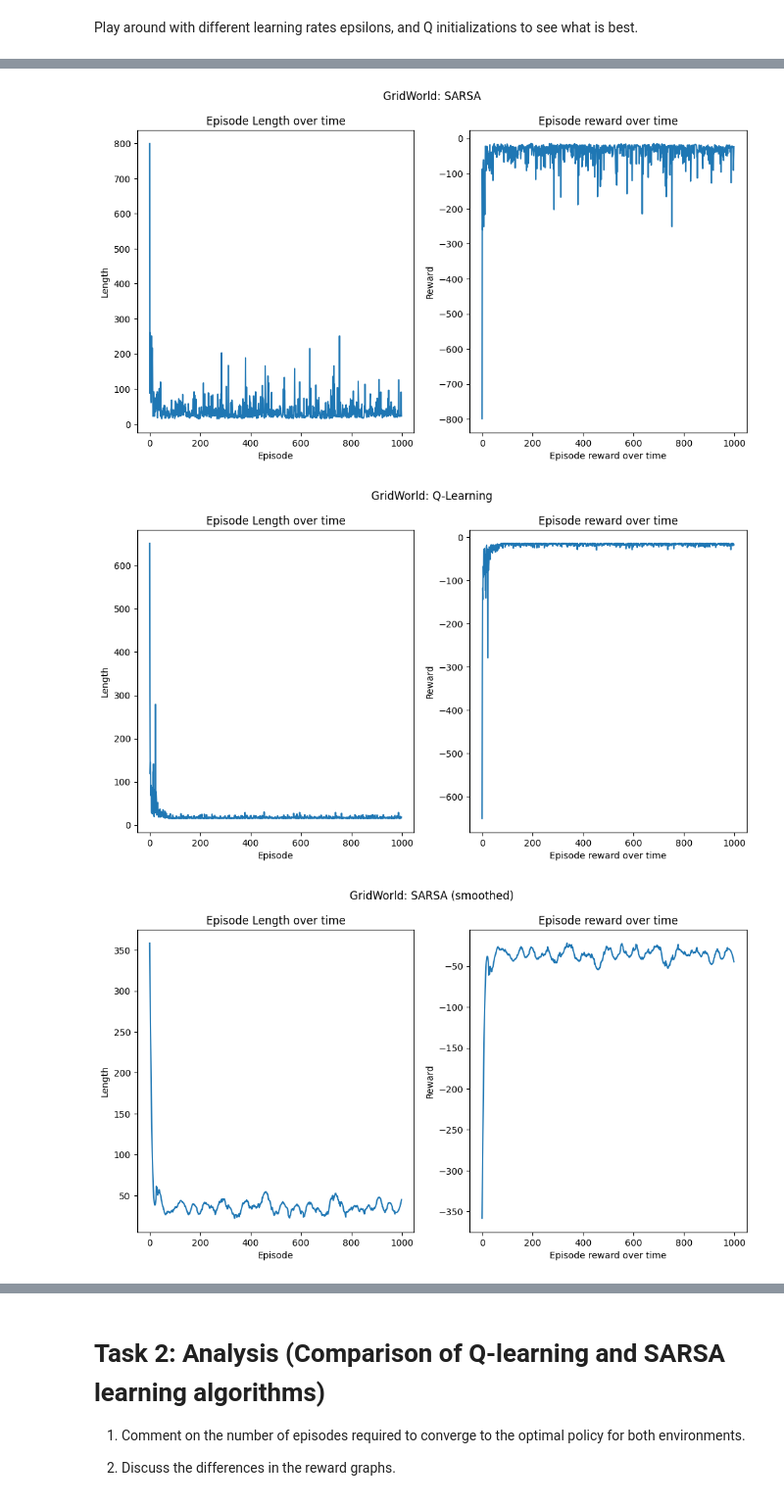
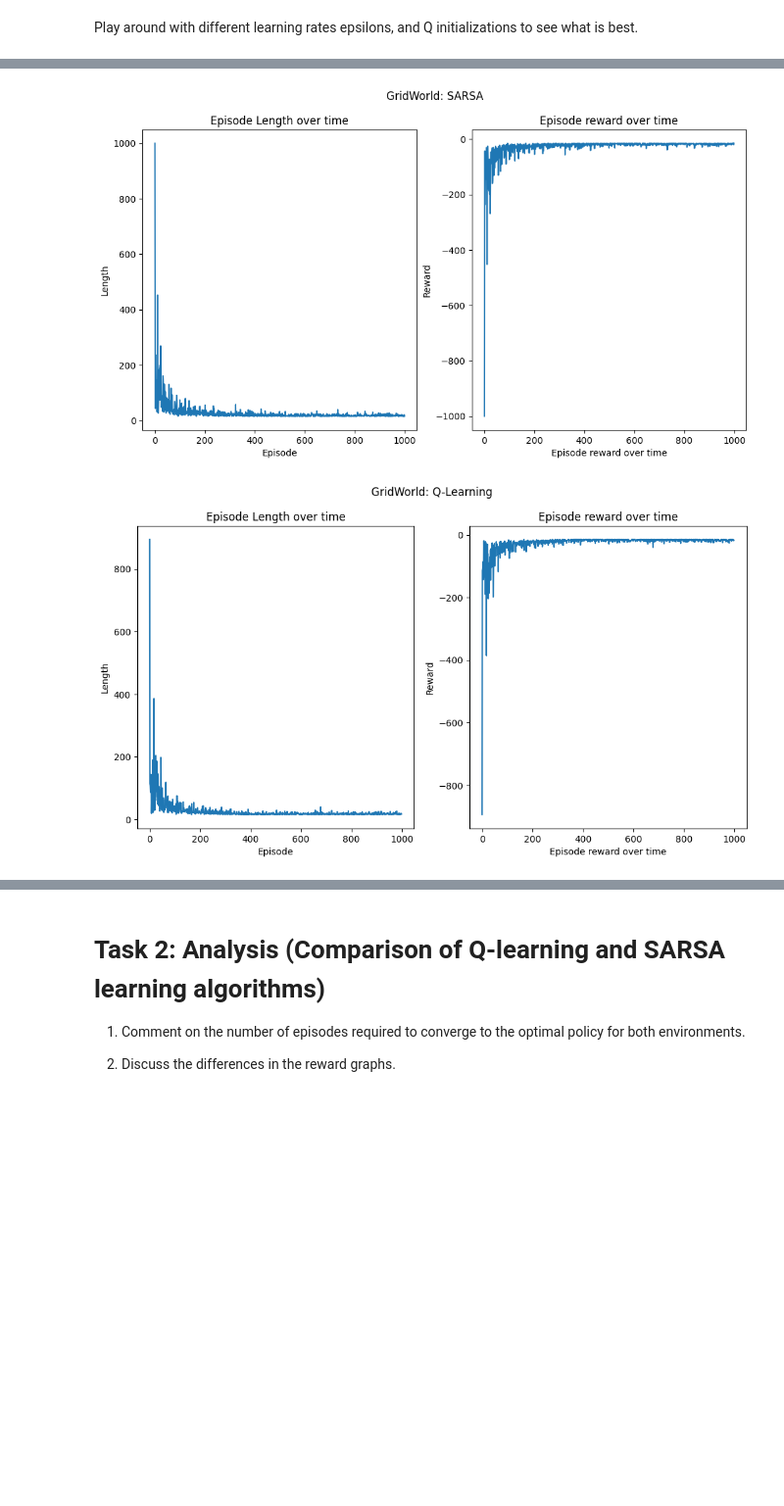
Before and after one commit to Hanjianlee/IT5005, a Jupyter notebook: assignment3/IT5005_AI_Assignment 3-3.ipynb, the cells around one changed output, grey strips where cells are left out. Shown at 98% size. Cells and saved outputs as stored; diff of their text form; code cells hidden in the pictures; blank space fills up the shorter version.

```diff
--- a/assignment3/IT5005_AI_Assignment 3-3.ipynb
+++ b/assignment3/IT5005_AI_Assignment 3-3.ipynb
@@ -197,6 +193,8 @@ def sarsa(env, Q, num_actions, num_episodes, epsilon, lr):
     episode_length = [0] * num_episodes
     total_reward_episode = [0] * num_episodes
 
+    # visited
+    visited = {i: [0] * num_actions for i in range(num_states)}
 
     for episode in tqdm(range(num_episodes)):
         state = env.reset()
@@ -213,6 +211,12 @@ def sarsa(env, Q, num_actions, num_episodes, epsilon, lr):
             target = reward + gamma * Q[next_state][next_action]
             predict = Q[state][action]
             error = target - predict
+
+            # make learning rate decrease with time
+            visited[state][action] += 1
+            # alpha_n = 1 / (n ^ 0.51)
+            lr = 1 / (visited[state][action] ** 0.51)
+
             # update Q[state][action]
             Q[state][action] = Q[state][action] + lr * error
             # update state as next_state, update action as next_action
@@ -248,6 +252,9 @@ def q_learning(env, Q, num_actions, num_episodes, epsilon, lr):
     # Given to students
     episode_length = [0] * num_episodes
     total_reward_episode = [0] * num_episodes
+
+    # visited
+    visited = {i: [0] * num_actions for i in range(num_states)}
 
 
     for episode in tqdm(range(num_episodes)):
@@ -264,6 +271,12 @@ def q_learning(env, Q, num_actions, num_episodes, epsilon, lr):
             target = reward + gamma * max(Q[next_state])
             predict = Q[state][action]
             error = target - predict
+
+            # make learning rate decrease with time
+            visited[state][action] += 1
+            # alpha_n = 1 / (n ^ 0.51)
+            lr = 1 / (visited[state][action] ** 0.51)
+
             # update Q[state][action]
             Q[state][action] = Q[state][action] + lr * error
             # update state as next_state
@@ -360,3 +367,9 @@ epsilon = 0.1
+# %%
+num_episodes = 1000
+# Actually we don't really use this lr, but we use a learning rate decay algorithm,
+# see "Explanation on Learning Rate Decaying algorithm we use" section below
+lr = 0.5
+epsilon = 0.1
 # %%
 # Initialize Q function - a simplified version is used here
 # in reality the number of states may be unknown and all states may not be reachable
@@ -386,12 +399,11 @@ print("\n WindyGridWorld Q-Learning Optimal policy: \n", q_optimal_policy)
 # %%
 plot_rate(sarsa_info["length"], sarsa_info["rewards"], "GridWorld: SARSA")
 plot_rate(q_info["length"], q_info["rewards"], "GridWorld: Q-Learning")
 
 # smooth the curve drawn
-from scipy.signal import savgol_filter
-plot_rate(savgol_filter(sarsa_info["length"],51,3), savgol_filter(sarsa_info["rewards"],51,3), "GridWorld: SARSA (smoothed)")
-plot_rate(savgol_filter(q_info["length"],51,3), savgol_filter(q_info["rewards"],51,3), "GridWorld: Q-Learning (smoothed)")
+# from scipy.signal import savgol_filter
+# plot_rate(savgol_filter(sarsa_info["length"],51,3), savgol_filter(sarsa_info["rewards"],51,3), "GridWorld: SARSA (smoothed)")
+# plot_rate(savgol_filter(q_info["length"],51,3), savgol_filter(q_info["rewards"],51,3), "GridWorld: Q-Learning (smoothed)")
 # %% [output]
-[figure, old version]
+[figure, new version]
-[figure, old version]
+[figure, new version]
-[figure, removed]
```
Also changed, not shown: parts of 29 cells of this notebook.
